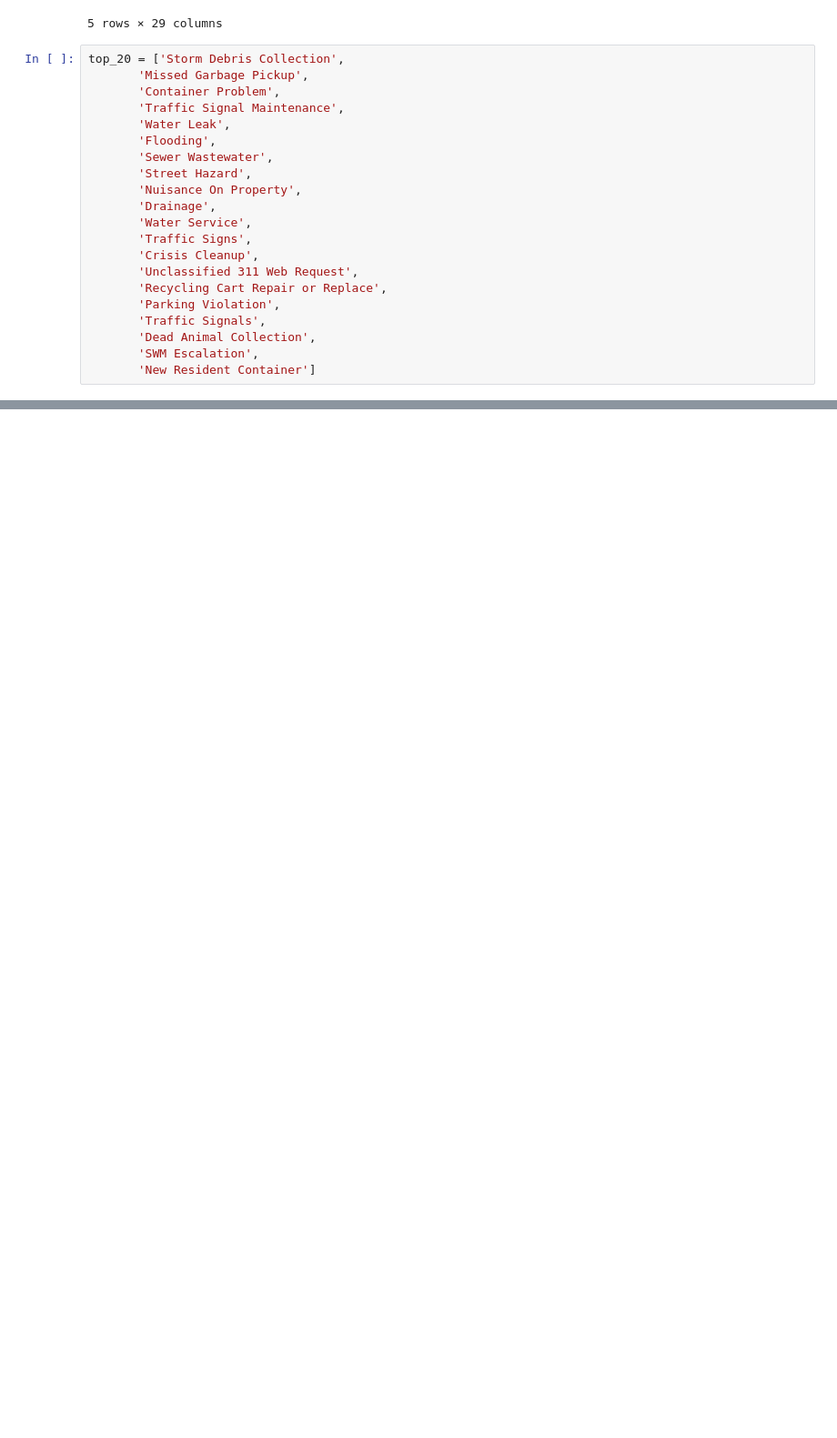
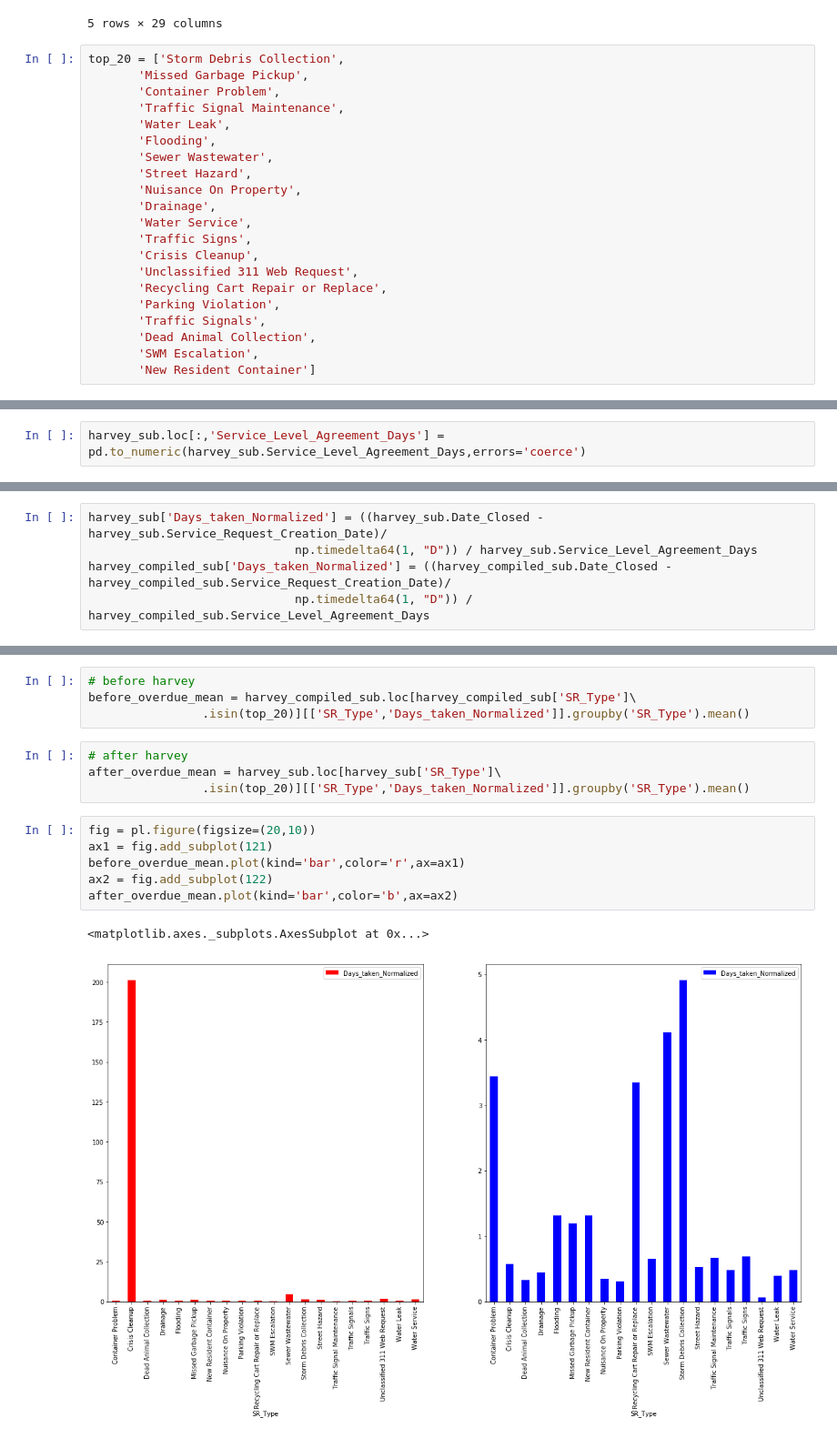
Before and after one commit to SohamMody/ADS_final, a Jupyter notebook: Cleaning_new.ipynb, the cells around one changed output, grey strips where cells are left out. Shown at 91% size. Drawn from its saved outputs; the diff is of its cells as text; blank space fills up the shorter version.

```diff
--- a/Cleaning_new.ipynb
+++ b/Cleaning_new.ipynb
@@ -129,0 +244,2 @@ harvey_2014.loc[harvey_2014['SR_Type']\
+# %%
+harvey_sub.loc[:,'Service_Level_Agreement_Days'] = pd.to_numeric(harvey_sub.Service_Level_Agreement_Days,errors='coerce')
@@ -129,0 +330,5 @@ harvey_2014.loc[harvey_2014['SR_Type']\
+# %%
+harvey_sub['Days_taken_Normalized'] = ((harvey_sub.Date_Closed - harvey_sub.Service_Request_Creation_Date)/
+                             np.timedelta64(1, "D")) / harvey_sub.Service_Level_Agreement_Days
+harvey_compiled_sub['Days_taken_Normalized'] = ((harvey_compiled_sub.Date_Closed - harvey_compiled_sub.Service_Request_Creation_Date)/
+                             np.timedelta64(1, "D")) / harvey_compiled_sub.Service_Level_Agreement_Days
@@ -129,0 +364,17 @@ harvey_2014.loc[harvey_2014['SR_Type']\
+# %%
+# before harvey
+before_overdue_mean = harvey_compiled_sub.loc[harvey_compiled_sub['SR_Type']\
+                .isin(top_20)][['SR_Type','Days_taken_Normalized']].groupby('SR_Type').mean()
+# %%
+# after harvey
+after_overdue_mean = harvey_sub.loc[harvey_sub['SR_Type']\
+                .isin(top_20)][['SR_Type','Days_taken_Normalized']].groupby('SR_Type').mean()
+# %%
+fig = pl.figure(figsize=(20,10))
+ax1 = fig.add_subplot(121)
+before_overdue_mean.plot(kind='bar',color='r',ax=ax1)
+ax2 = fig.add_subplot(122)
+after_overdue_mean.plot(kind='bar',color='b',ax=ax2)
+# %% [output]
+<matplotlib.axes._subplots.AxesSubplot at 0x...>
+[figure, added]
```
Also changed, not shown: parts of 57 cells of this notebook.
